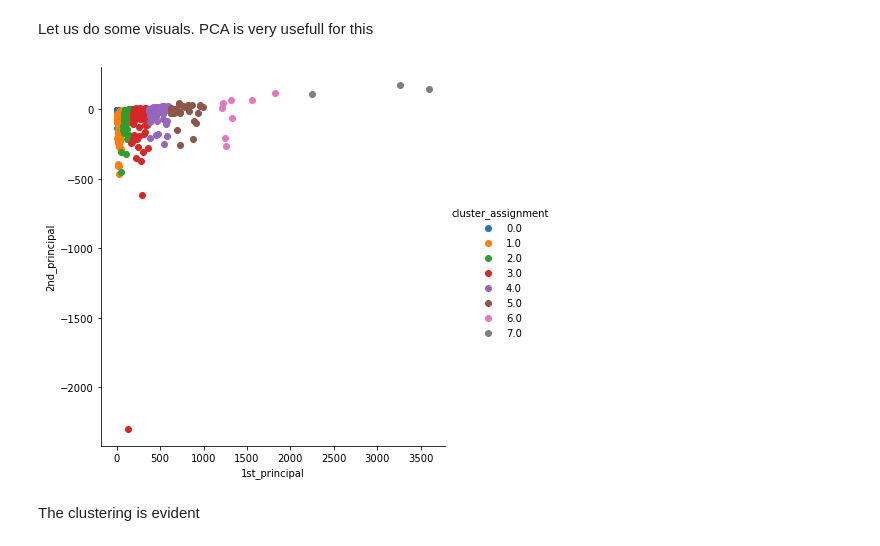
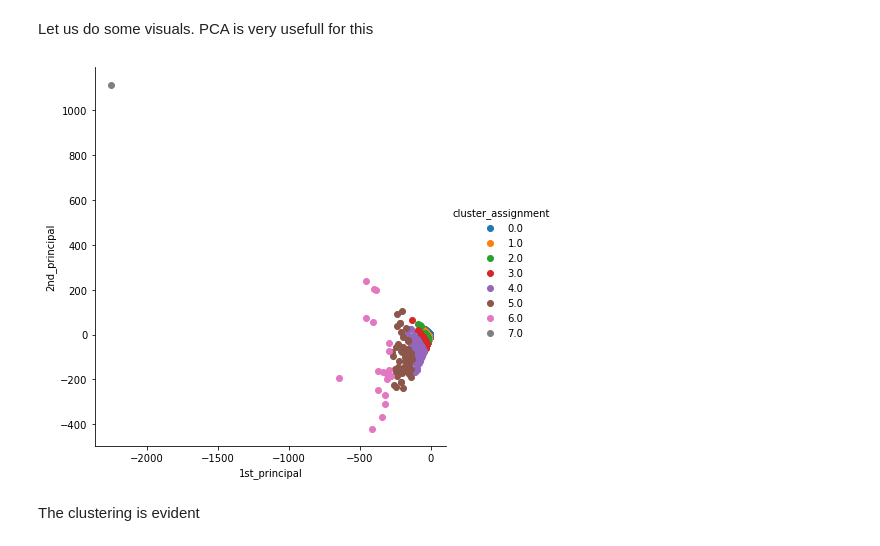
Before and after one commit to ALuchinsky/Spring2022_CS6500, a Jupyter notebook: notebooks/BKeans.ipynb, the cells around one changed output. Drawn from its saved outputs; the diff is of its cells as text; code cells hidden in the pictures.

Commit message:
citations_count excluded from the preductors

```diff
--- a/notebooks/BKeans.ipynb
+++ b/notebooks/BKeans.ipynb
@@ -26,7 +26,7 @@ spark = SparkSession.builder \
     .config('spark.sql.repl.eagerEval.enabled', True) \
     .getOrCreate()
 # %%
-data_path = "papers_2000/kws/"
+data_path = "papers_2000/abs/"
 # %%
 import os
 # %%
@@ -65,7 +65,7 @@ Included all columns except title and ID since those are strings and identifiers
 # %%
 from pyspark.ml.feature import VectorAssembler
 assemble=VectorAssembler(
-    inputCols=[c for c in data.columns if not c in ['id', 'title', 'citation_count', 'number_of_pages', 'num_refs']],
+    inputCols=[c for c in data.columns if not c in ['id', 'title', 'citation_count']],
     # inputCols=[c for c in data.columns if not c in ['id', 'title']],
     outputCol='features')
 assembled_data=assemble.transform(data)
@@ -195,29 +213,30 @@ tab.toPandas().to_csv("../data/processed/"+data_path+"/bkmeans_mean_table.csv")
 Let us do some visuals. PCA is very usefull for this
 # %%
 from pyspark.ml.feature import PCA as PCAml
+
 pca = PCAml(k=2, inputCol="features", outputCol="pca")
 pca_model = pca.fit(assembled_data)
 pca_transformed = pca_model.transform(assembled_data)
 
 import numpy as np
 X_pca = pca_transformed.rdd.map(lambda row: row.pca).collect()
 X_pca = np.array(X_pca)
 
-
+BKMeans_transform = BKMeans_Model.summary.predictions
 cluster_assignment = np.array(BKMeans_transform.rdd.map(lambda row: row.prediction).collect()).reshape(-1,1)
 
 import seaborn as sns
 import matplotlib.pyplot as plt
 import pandas as pd
 pca_data = np.hstack((X_pca,cluster_assignment))
 
 pca_df = pd.DataFrame(data=pca_data, columns=("1st_principal", "2nd_principal","cluster_assignment"))
 sns.FacetGrid(pca_df,hue="cluster_assignment", height=6).map(plt.scatter, '1st_principal', '2nd_principal' ).add_legend()
 # plt.xlim(0, 750)
 # plt.ylim(-500, 1000)
 plt.savefig("../data/processed/"+data_path+"/bkmeans_pca.pdf")
 # %% [output]
-[figure, old version]
+[figure, new version]
 # %% [markdown]
 The clustering is evident
 # %%
```
Also changed, not shown: parts of 4 cells of this notebook, 5 other files.
